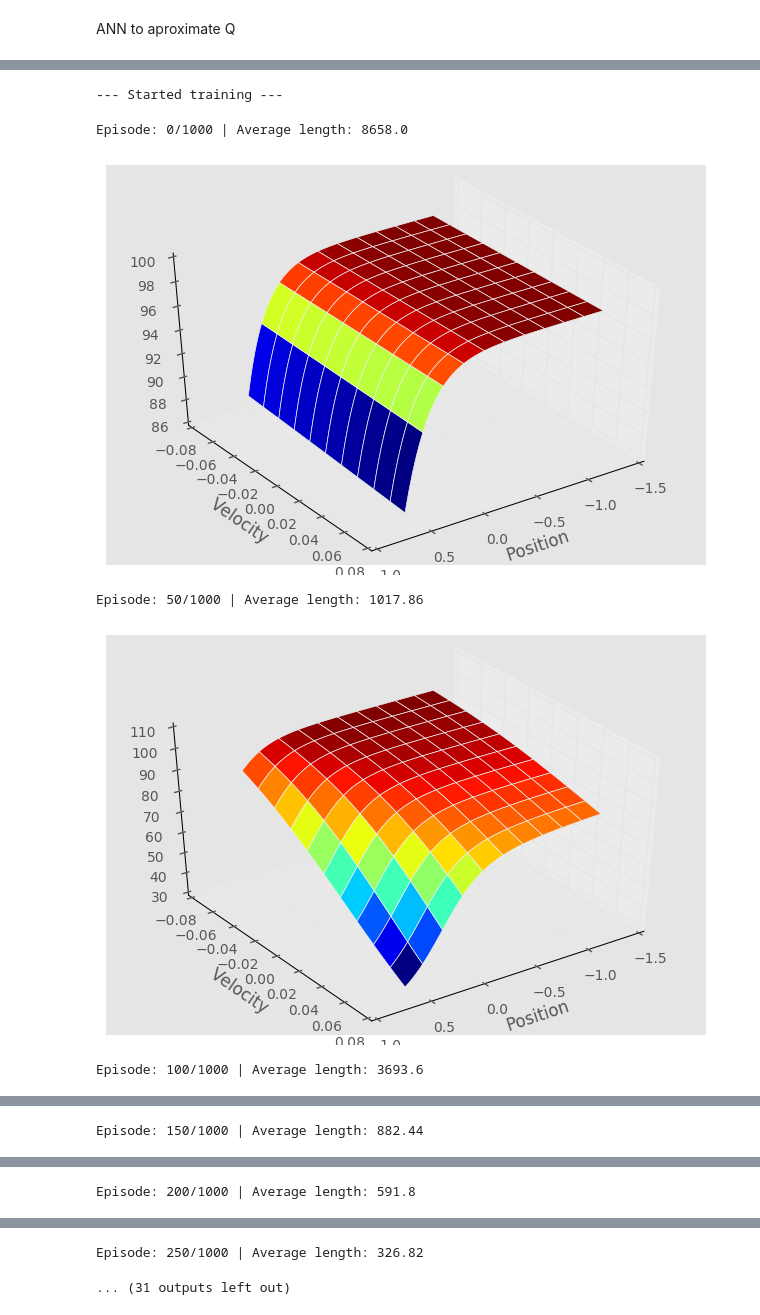
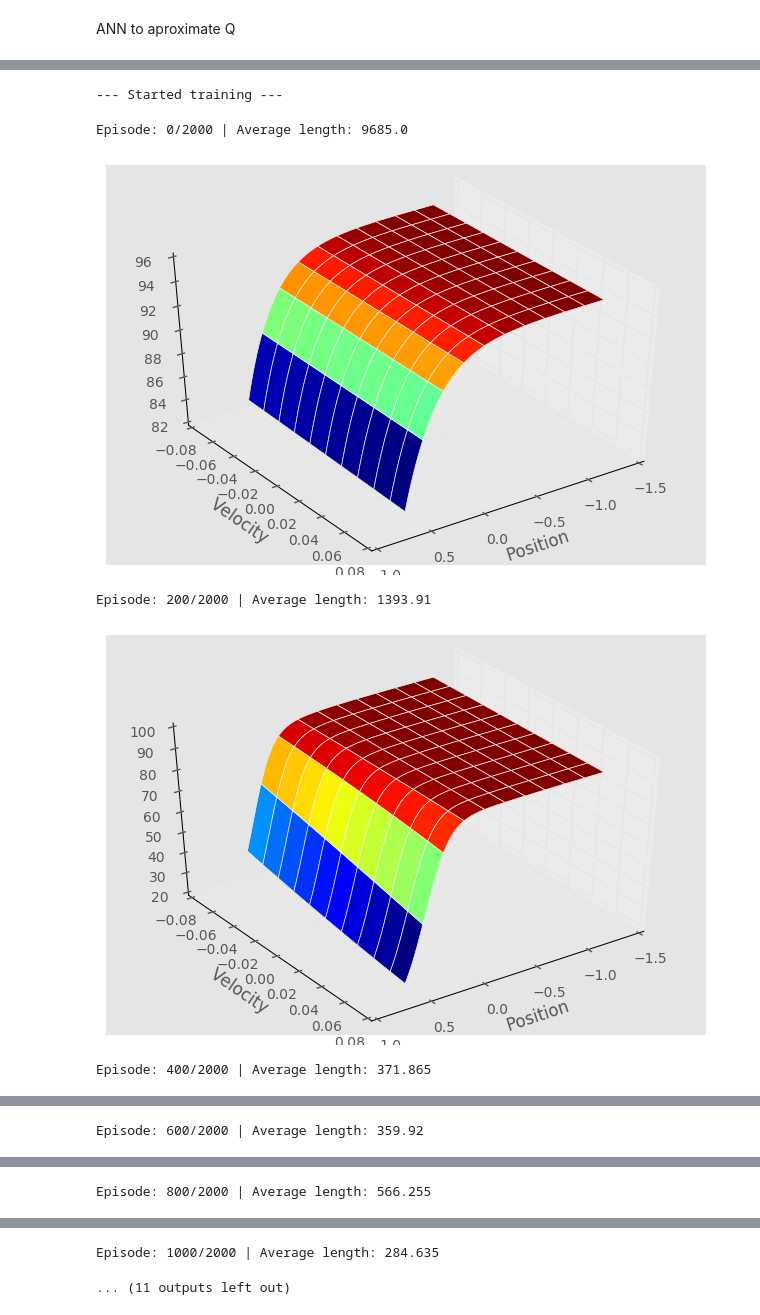
Before and after one commit to lgvaz/learning_rl, a Jupyter notebook: mountain_car/SARSA.ipynb, the cells around one changed output, grey strips where cells are left out. Saved outputs shown, nothing was run; the diff lists cells and outputs as text; code cells hidden in the pictures.

```diff
--- a/mountain_car/SARSA.ipynb
+++ b/mountain_car/SARSA.ipynb
@@ -43,7 +43,7 @@ class Approximator():
         self.optimizer = tf.train.AdamOptimizer(learning_rate)
         # Compute and clip gradient
         self.grads_and_vars = self.optimizer.compute_gradients(self.loss)
-        self.clipped_grads = [(tf.clip_by_value(gv[0], -1, 1), gv[1]) for gv in self.grads_and_vars]
+        self.clipped_grads = [(tf.clip_by_value(grad, -1, 1), var) for grad, var in self.grads_and_vars]
         self.train_op = self.optimizer.apply_gradients(self.clipped_grads)
 
     def predict(self, sess, state):
@@ -51,5 +51,5 @@ class Approximator():
         return sess.run(self.Q, feed_dict={self.X:state})
 
     def update(self, sess, state, target, action):
-        feed_dict = {self.X:[state], self.Y:[target], self.a:[action]}
+        feed_dict = {self.X:state, self.Y:target, self.a:action}
         sess.run(self.train_op, feed_dict=feed_dict)
@@ -122,9 +116,9 @@ New Q: [[-0.51621729  0.76042205 -1.15584159]]
 # %%
-def train(n_episodes=500, learning_rate=4e-2, discount_factor=0.99, render=False):
+def train(n_episodes=500, learning_rate=4e-2, discount_factor=0.99, render=False, plot_Q=True):
     print('--- Started training ---')
     # Create network
     tf.reset_default_graph()
-    Q_aprox = Approximator(n_features, 10, n_actions, learning_rate)
+    Q_aprox = Approximator(n_features, 20, n_actions, learning_rate)
 
     # Store statistics
     ep_length = []
@@ -156,7 +150,7 @@ def train(n_episodes=500, learning_rate=4e-2, discount_factor=0.99, render=False
                 if done:
                     td_target = reward
                     # Update Q
-                    Q_aprox.update(sess, state, td_target, action)
+                    Q_aprox.update(sess, [state], [td_target], [action])
                     break
 
                 else:
@@ -169,7 +163,7 @@ def train(n_episodes=500, learning_rate=4e-2, discount_factor=0.99, render=False
                     td_target = reward + discount_factor * Q_next[0][action_next]
 
                     # Update Q
-                    Q_aprox.update(sess, state, td_target, action)
+                    Q_aprox.update(sess, [state], [td_target], [action])
 
                     # Update next state and action
                     state = next_state
@@ -180,20 +174,21 @@ def train(n_episodes=500, learning_rate=4e-2, discount_factor=0.99, render=False
             # Print episode information
             print('\rEpisode: {}/{}'.format(i_episode, n_episodes), end=' | ', flush=True)
             print('Episode length: {}'.format(np.mean(ep_length[-1])), end='', flush=True)
-            if i_episode % 50 == 0:
-                start = i_episode - 49
+            if i_episode % 200 == 0:
+                start = i_episode - 199
                 end = i_episode + 1
                 print('\rEpisode: {}/{}'.format(i_episode, n_episodes), end=' | ', flush=True)
                 print('Average length: {}'.format(np.mean(ep_length[start:end])), end='', flush=True)
-                visualize(sess, Q_aprox)
+                if plot_Q:
+                    visualize(sess, Q_aprox)
 
     return ep_length
 # %%
-ep_length = train(n_episodes=1000, learning_rate=3e-3)
+eps_length = train(n_episodes=2000, learning_rate=1e-3, plot_Q=True)
 # %% [output]
 --- Started training ---
-Episode: 0/1000 | Average length: 8658.0
+Episode: 0/2000 | Average length: 9685.0
-[figure, old version]
+[figure, new version]
-Episode: 50/1000 | Average length: 1017.86
+Episode: 200/2000 | Average length: 1393.91
-[figure, old version]
+[figure, new version]
-Episode: 100/1000 | Average length: 3693.6
+Episode: 400/2000 | Average length: 371.865
@@ -201 +196 @@ Episode: 100/1000 | Average length: 3693.6
-Episode: 150/1000 | Average length: 882.44
+Episode: 600/2000 | Average length: 359.92
@@ -203 +198 @@ Episode: 150/1000 | Average length: 882.44
-Episode: 200/1000 | Average length: 591.8
+Episode: 800/2000 | Average length: 566.255
@@ -205,3 +200,3 @@ Episode: 200/1000 | Average length: 591.8
-Episode: 250/1000 | Average length: 326.82
+Episode: 1000/2000 | Average length: 284.635
-... (31 outputs left out)
+... (11 outputs left out)
 # %%
```
Also changed, not shown: parts of 7 cells of this notebook.
